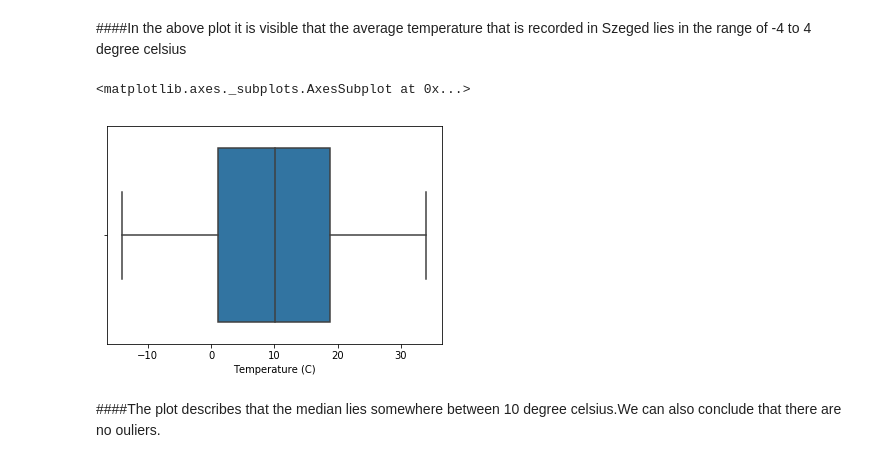
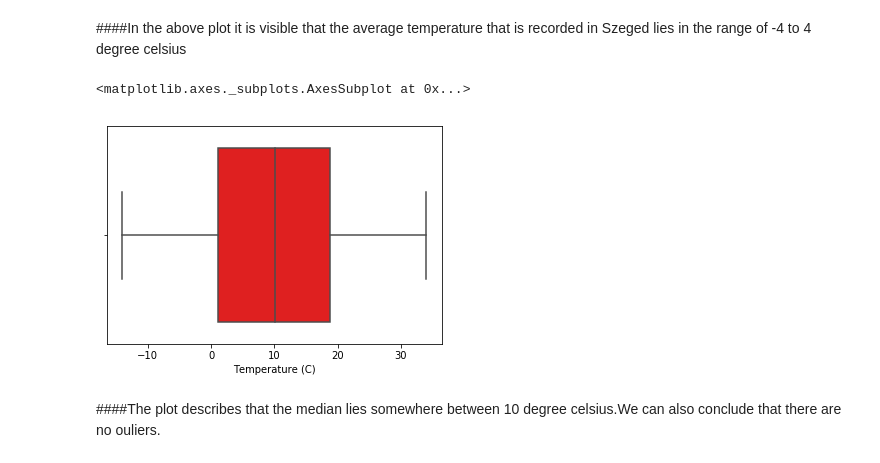
Before and after one commit to Akshay2224/Apparent-Temperature, a Jupyter notebook: Apparent_Temp_Project.ipynb, the cells around one changed output. Saved outputs shown, nothing was run; the diff lists cells and outputs as text; code cells hidden in the pictures.

```diff
--- a/Apparent_Temp_Project.ipynb
+++ b/Apparent_Temp_Project.ipynb
@@ -139,6 +139,7 @@ Name: Loud Cover, dtype: float64
 # %% [markdown]
 ####In this we can see that there is one of the column as Loud Cover who is having minimum and maximum value as zero so we need to drop these column
 # %%
-df.drop(columns=['Loud Cover'])
+df=df.drop(columns=['Loud Cover'])
+df.head()
 # %% [output]
 |  | Formatted Date | Summary | Precip Type | Temperature (C) | Apparent Temperature (C) | Humidity | ... |
@@ -376,10 +365,10 @@ Text(0.5, 1.0, 'Temperature (C)')
 # %% [markdown]
 ####In the above plot it is visible that the average temperature that is recorded in Szeged lies in the range of -4 to 4 degree celsius
 # %%
-sns.boxplot(df['Temperature (C)'])
+sns.boxplot(df['Temperature (C)'],color="red")
 # %% [output]
 <matplotlib.axes._subplots.AxesSubplot at 0x...>
-[figure, old version]
+[figure, new version]
 # %% [markdown]
 ####The plot describes that the median lies somewhere between 10 degree celsius.We can also conclude that there are no ouliers.
 # %% [markdown]
```
Also changed, not shown: parts of 25 cells of this notebook.
